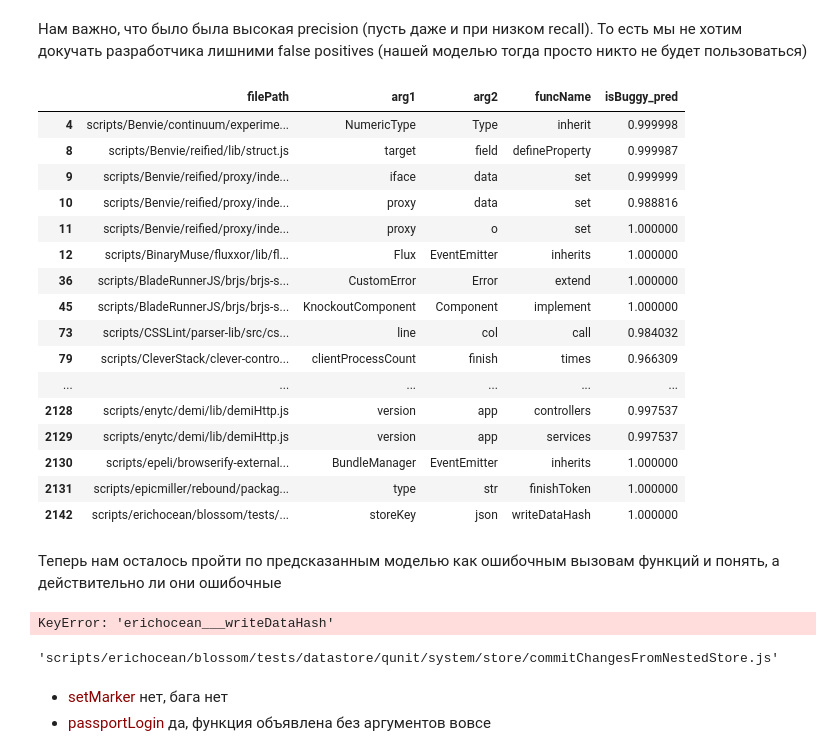
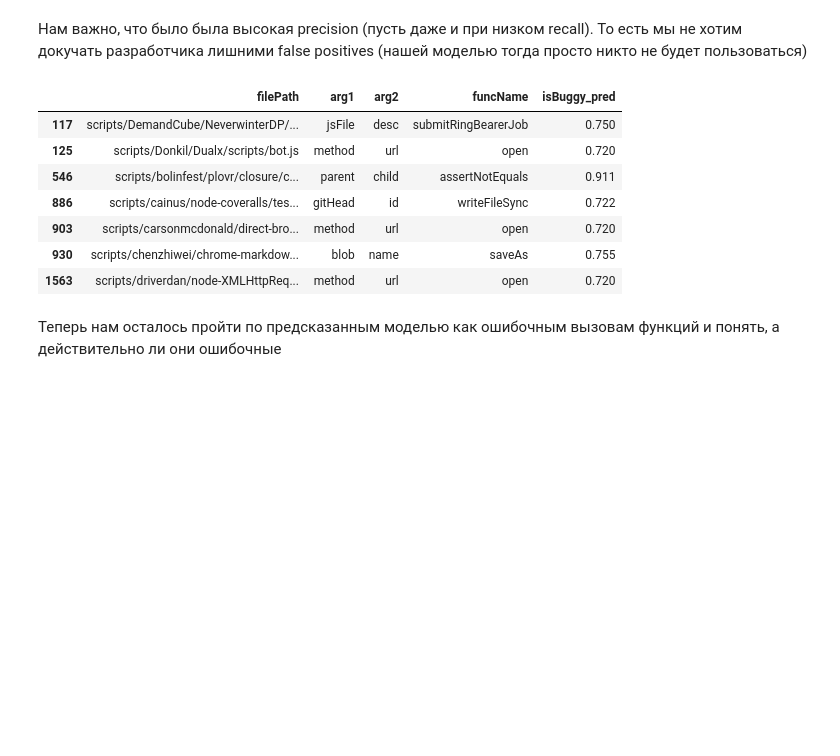
Before and after one commit to nsbarsukov/ml-bug-detector, a Jupyter notebook: function-based-bug-detector/model-creation.ipynb, the cells around one changed output. Saved outputs shown, nothing was run; the diff lists cells and outputs as text; code cells hidden in the pictures; blank space fills up the shorter version.

```diff
--- a/function-based-bug-detector/model-creation.ipynb
+++ b/function-based-bug-detector/model-creation.ipynb
@@ -408,14 +444,6 @@ test_2_args_exec_df.head(3)
 PRED_PROB_COLUMN = TWO_ARGS_FUNC_COLUMNS.TARGET + '_pred'
 
 func_exec_2_args_df[PRED_PROB_COLUMN] = list(map(lambda x: x[1], rf.predict_proba(test_2_args_exec_df) ))
-# %%
-PRED_PROB_COLUMN = TWO_ARGS_FUNC_COLUMNS.TARGET + '_pred'
-
-func_exec_2_args_df[PRED_PROB_COLUMN] = list(map(lambda x: x[1], knn.predict_proba(test_2_args_exec_df) ))
-# %%
-PRED_PROB_COLUMN = TWO_ARGS_FUNC_COLUMNS.TARGET + '_pred'
-
-func_exec_2_args_df[PRED_PROB_COLUMN] = list(map(lambda x: x[1], nbayes.predict_proba(test_2_args_exec_df) ))
 # %% [markdown]
 Посмотрим, как распределены вероятности уверенности модели, что конкретный вызов функции - баг.
 # %%
@@ -430,35 +458,15 @@ sns.distplot(func_exec_2_args_df[PRED_PROB_COLUMN]);
 # %%
 pd.set_option('display.max_rows', 500)
 
-func_exec_2_args_df[func_exec_2_args_df[PRED_PROB_COLUMN] >= 0.95].loc[:,:]
+func_exec_2_args_df[func_exec_2_args_df[PRED_PROB_COLUMN] >= 0.7]
 # %% [output]
 |  | filePath | arg1 | arg2 | funcName | isBuggy_pred |
-| 4 | scripts/Benvie/continuum/experime... | NumericType | Type | inherit | 0.999998 |
-| 8 | scripts/Benvie/reified/lib/struct.js | target | field | defineProperty | 0.999987 |
-| 9 | scripts/Benvie/reified/proxy/inde... | iface | data | set | 0.999999 |
-| 10 | scripts/Benvie/reified/proxy/inde... | proxy | data | set | 0.988816 |
-| 11 | scripts/Benvie/reified/proxy/inde... | proxy | o | set | 1.000000 |
-| 12 | scripts/BinaryMuse/fluxxor/lib/fl... | Flux | EventEmitter | inherits | 1.000000 |
-| 36 | scripts/BladeRunnerJS/brjs/brjs-s... | CustomError | Error | extend | 1.000000 |
-| 45 | scripts/BladeRunnerJS/brjs/brjs-s... | KnockoutComponent | Component | implement | 1.000000 |
-| 73 | scripts/CSSLint/parser-lib/src/cs... | line | col | call | 0.984032 |
-| 79 | scripts/CleverStack/clever-contro... | clientProcessCount | finish | times | 0.966309 |
-| ... | ... | ... | ... | ... | ... |
-| 2128 | scripts/enytc/demi/lib/demiHttp.js | version | app | controllers | 0.997537 |
-| 2129 | scripts/enytc/demi/lib/demiHttp.js | version | app | services | 0.997537 |
-| 2130 | scripts/epeli/browserify-external... | BundleManager | EventEmitter | inherits | 1.000000 |
-| 2131 | scripts/epicmiller/rebound/packag... | type | str | finishToken | 1.000000 |
-| 2142 | scripts/erichocean/blossom/tests/... | storeKey | json | writeDataHash | 1.000000 |
+| 117 | scripts/DemandCube/NeverwinterDP/... | jsFile | desc | submitRingBearerJob | 0.750 |
+| 125 | scripts/Donkil/Dualx/scripts/bot.js | method | url | open | 0.720 |
+| 546 | scripts/bolinfest/plovr/closure/c... | parent | child | assertNotEquals | 0.911 |
+| 886 | scripts/cainus/node-coveralls/tes... | gitHead | id | writeFileSync | 0.722 |
+| 903 | scripts/carsonmcdonald/direct-bro... | method | url | open | 0.720 |
+| 930 | scripts/chenzhiwei/chrome-markdow... | blob | name | saveAs | 0.755 |
+| 1563 | scripts/driverdan/node-XMLHttpReq... | method | url | open | 0.720 |
 # %% [markdown]
 Теперь нам осталось пройти по предсказанным моделью как ошибочным вызовам функций и понять, а действительно ли они ошибочные
-# %%
-func_creation_dic['erichocean'+ '___' + 'writeDataHash']
-# %% [output]
-KeyError: 'erichocean___writeDataHash'
-# %%
-func_exec_2_args_df[func_exec_2_args_df[TWO_ARGS_FUNC_COLUMNS.FUNC_NAME] == 'writeDataHash'].reset_index().loc[0,'filePath']
-# %% [output]
-'scripts/erichocean/blossom/tests/datastore/qunit/system/store/commitChangesFromNestedStore.js'
-# %% [markdown]
-- <span style='color:darkred;'>setMarker </span> нет, бага нет
-- <span style='color:darkred;'>passportLogin </span> да, функция объявлена без аргументов вовсе
```
Also changed, not shown: parts of 22 cells of this notebook, 2 other files.
